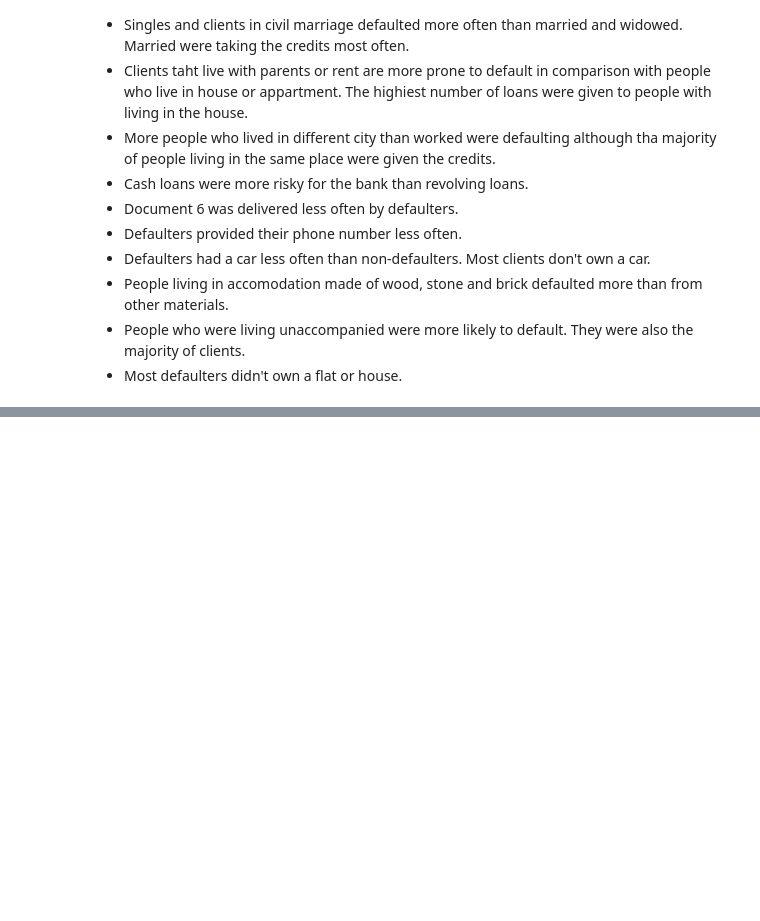
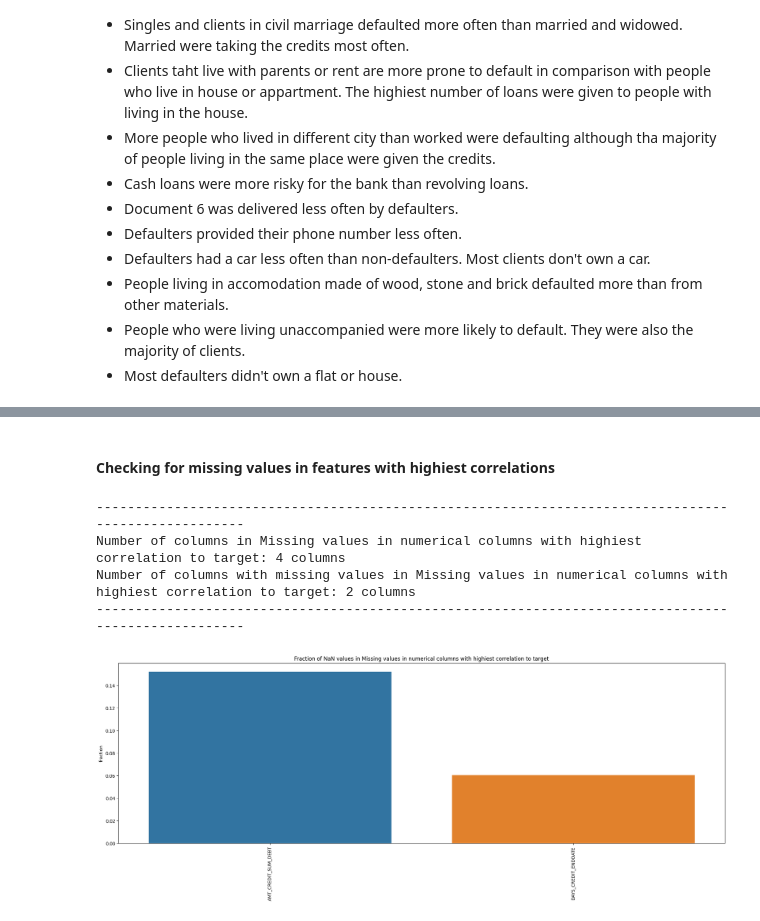
Before and after one commit to malgorzatakolka/HomeCreditDefaultRisk, a Jupyter notebook: Untitled.ipynb, the cells around one changed output, grey strips where cells are left out. Cells and saved outputs as stored; diff of their text form; code cells hidden in the pictures; blank space fills up the shorter version.

```diff
--- a/Untitled.ipynb
+++ b/Untitled.ipynb
@@ -821,0 +986,3 @@ Observations:
+# %%
+# Columns with highiest correlations
+num_col_plot = ['DAYS_CREDIT', 'DAYS_CREDIT_ENDDATE', 'AMT_CREDIT_SUM_DEBT', 'DAYS_CREDIT_UPDATE']
@@ -821,0 +999,10 @@ Observations:
+# %% [markdown]
+#### Checking for missing values in features with highiest correlations
+# %%
+plot_missing(bureau_eda[num_col_plot], 'Missing values in numerical columns with highiest correlation to target')
+# %% [output]
+----------------------------------------------------------------------------------------------------
+Number of columns in Missing values in numerical columns with highiest correlation to target: 4 columns
+Number of columns with missing values in Missing values in numerical columns with highiest correlation to target: 2 columns
+----------------------------------------------------------------------------------------------------
+[figure, added]
```
Also changed, not shown: parts of 152 cells of this notebook.
